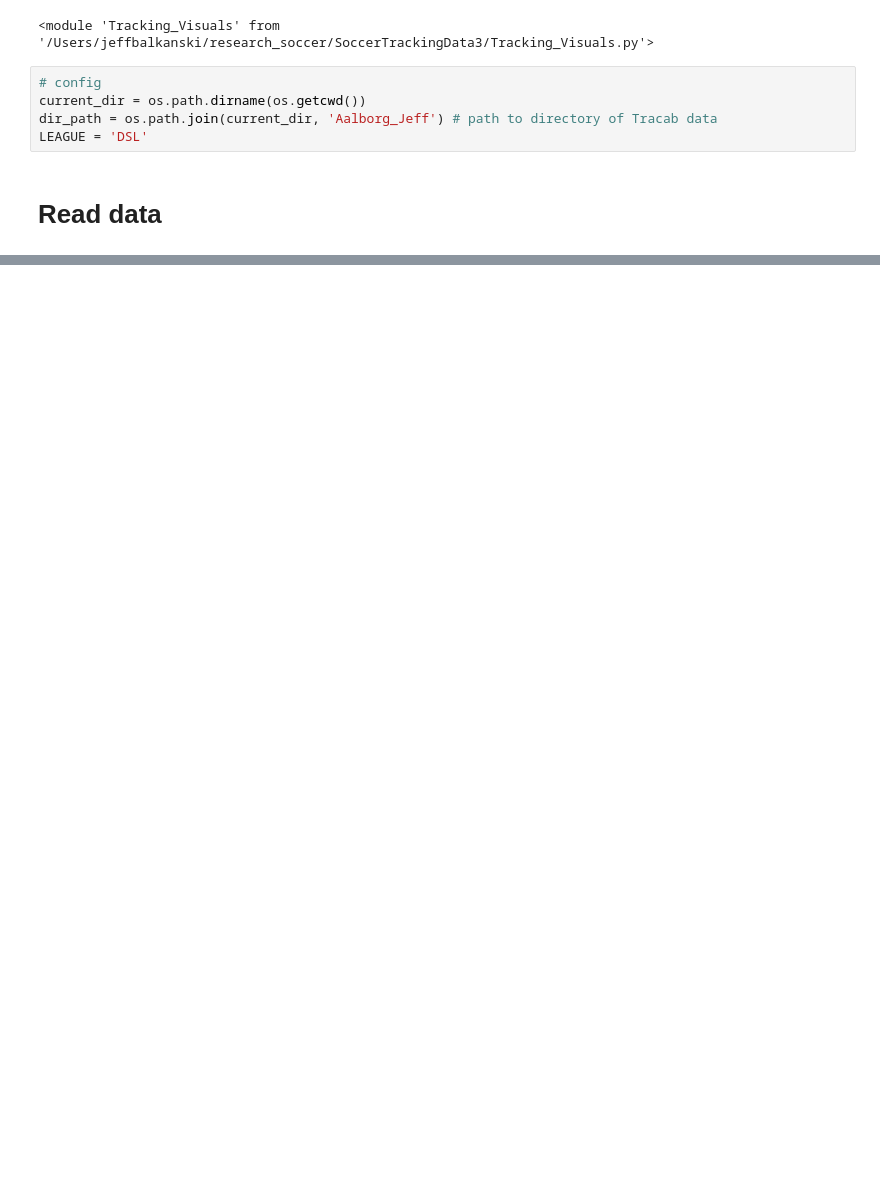
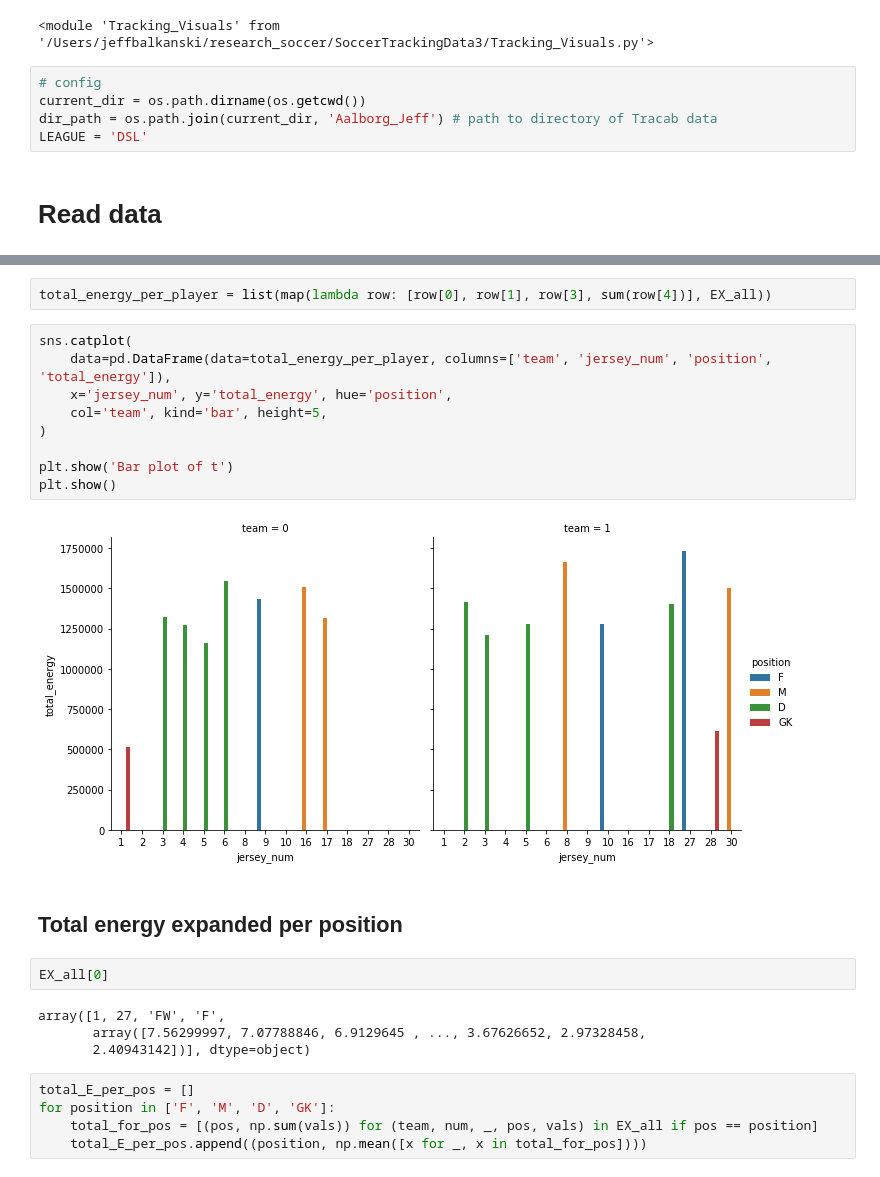
Before and after one commit to Jbalkan/SoccerTrackingData3, a Jupyter notebook: 3_Aalborg.ipynb, the cells around one changed output, grey strips where cells are left out. Drawn from its saved outputs; the diff is of its cells as text; blank space fills up the shorter version.

```diff
--- a/3_Aalborg.ipynb
+++ b/3_Aalborg.ipynb
@@ -94,0 +233,26 @@ plt.plot(EX)
+# %%
+total_energy_per_player = list(map(lambda row: [row[0], row[1], row[3], sum(row[4])], EX_all))
+# %%
+sns.catplot(
+    data=pd.DataFrame(data=total_energy_per_player, columns=['team', 'jersey_num', 'position', 'total_energy']),
+    x='jersey_num', y='total_energy', hue='position',
+    col='team', kind='bar', height=5,
+)
+
+plt.show('Bar plot of t')
+plt.show()
+# %% [output]
+[figure, added]
+# %% [markdown]
+## Total energy expanded per position
+# %%
+EX_all[0]
+# %% [output]
+array([1, 27, 'FW', 'F',
+       array([7.56299997, 7.07788846, 6.9129645 , ..., 3.67626652, 2.97328458,
+       2.40943142])], dtype=object)
+# %%
+total_E_per_pos = []
+for position in ['F', 'M', 'D', 'GK']:
+    total_for_pos = [(pos, np.sum(vals)) for (team, num, _, pos, vals) in EX_all if pos == position]
+    total_E_per_pos.append((position, np.mean([x for _, x in total_for_pos])))
```
Also changed, not shown: parts of 50 cells of this notebook, 4 other files.
